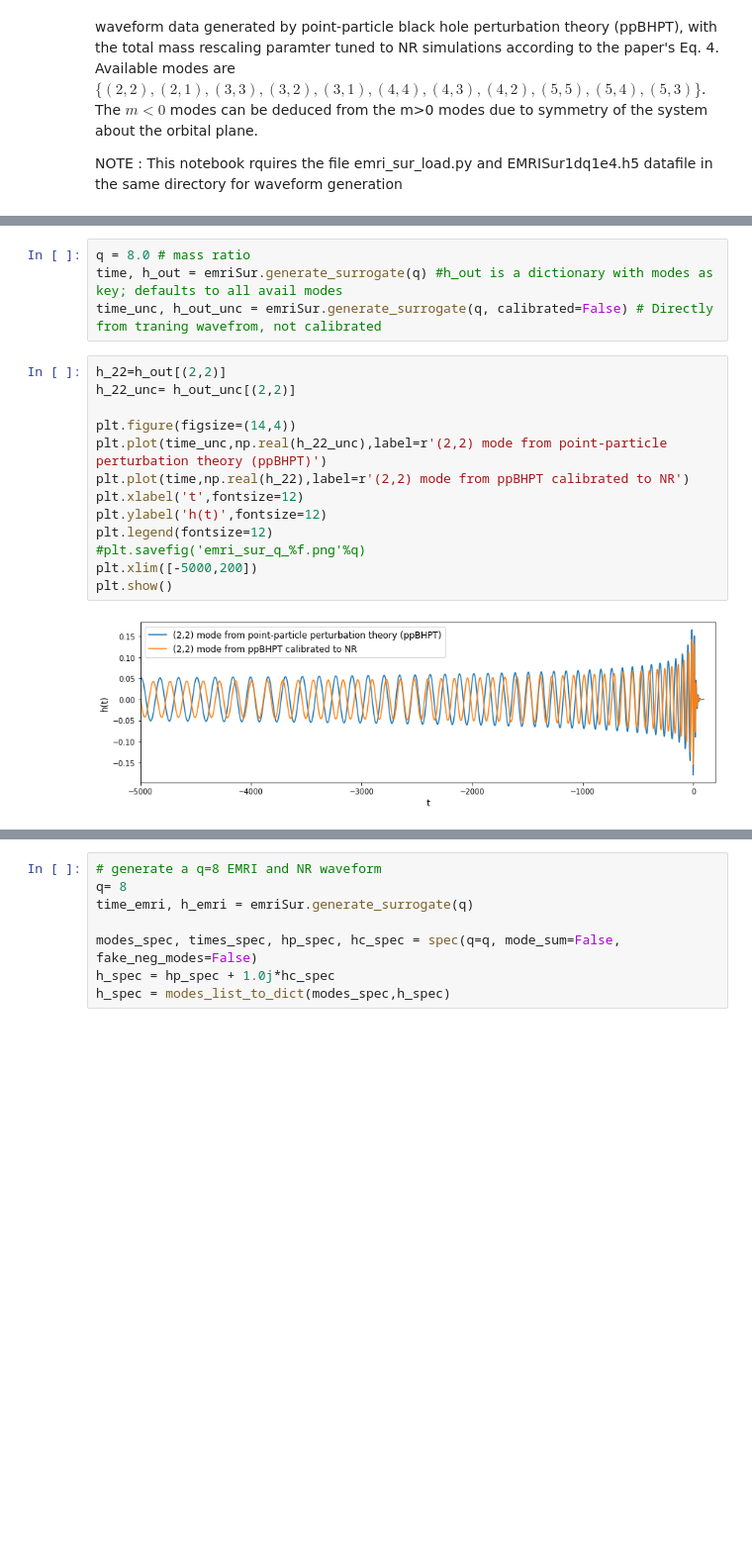
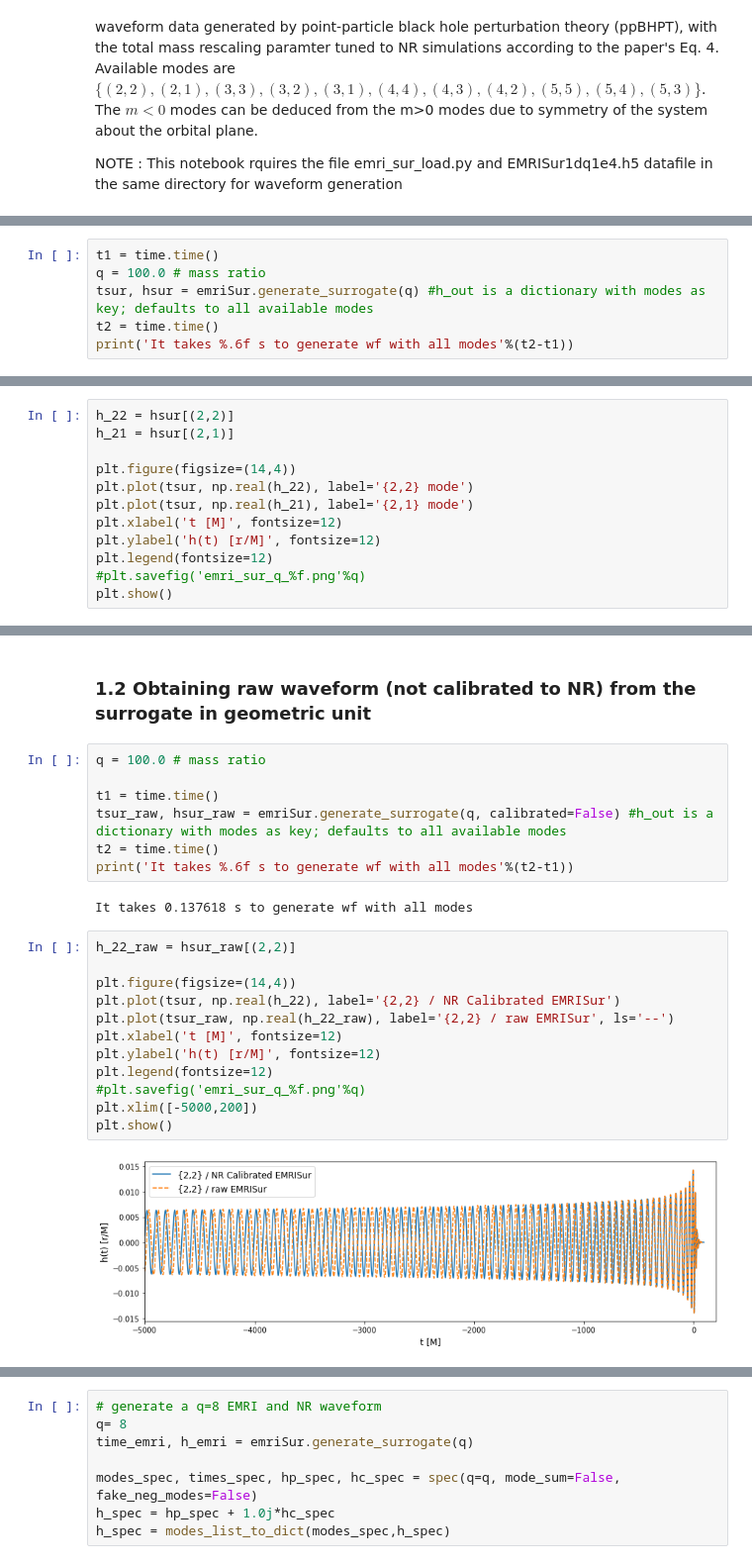
Before and after one commit to BlackHolePerturbationToolkit/EMRISurrogate, a Jupyter notebook: EMRISur1dq1e4.ipynb, the cells around one changed output, grey strips where cells are left out. Shown: that part at 99% size. Cells and saved outputs as stored; diff of their text form; blank space fills up the shorter version.

```diff
--- a/EMRISur1dq1e4.ipynb
+++ b/EMRISur1dq1e4.ipynb
@@ -25,0 +65,6 @@ Both h and t are in geometric units
+# %%
+t1 = time.time()
+q = 100.0 # mass ratio
+tsur, hsur = emriSur.generate_surrogate(q) #h_out is a dictionary with modes as key; defaults to all available modes
+t2 = time.time()
+print('It takes %.6f s to generate wf with all modes'%(t2-t1))
@@ -25,0 +73,12 @@ Both h and t are in geometric units
+# %%
+h_22 = hsur[(2,2)]
+h_21 = hsur[(2,1)]
+
+plt.figure(figsize=(14,4))
+plt.plot(tsur, np.real(h_22), label='{2,2} mode')
+plt.plot(tsur, np.real(h_21), label='{2,1} mode')
+plt.xlabel('t [M]', fontsize=12)
+plt.ylabel('h(t) [r/M]', fontsize=12)
+plt.legend(fontsize=12)
+#plt.savefig('emri_sur_q_%f.png'%q)
+plt.show()
@@ -26,19 +87,25 @@ Both h and t are in geometric units
+# %% [markdown]
+### 1.2 Obtaining raw waveform (not calibrated to NR) from the surrogate in geometric unit
 # %%
-q = 8.0 # mass ratio
-time, h_out = emriSur.generate_surrogate(q) #h_out is a dictionary with modes as key; defaults to all avail modes
-time_unc, h_out_unc = emriSur.generate_surrogate(q, calibrated=False) # Directly from traning wavefrom, not calibrated
+q = 100.0 # mass ratio
+
+t1 = time.time()
+tsur_raw, hsur_raw = emriSur.generate_surrogate(q, calibrated=False) #h_out is a dictionary with modes as key; defaults to all available modes
+t2 = time.time()
+print('It takes %.6f s to generate wf with all modes'%(t2-t1))
+# %% [output]
+It takes 0.137618 s to generate wf with all modes
 # %%
-h_22=h_out[(2,2)]
-h_22_unc= h_out_unc[(2,2)]
+h_22_raw = hsur_raw[(2,2)]
 
 plt.figure(figsize=(14,4))
-plt.plot(time_unc,np.real(h_22_unc),label=r'(2,2) mode from point-particle perturbation theory (ppBHPT)')
-plt.plot(time,np.real(h_22),label=r'(2,2) mode from ppBHPT calibrated to NR')
-plt.xlabel('t',fontsize=12)
-plt.ylabel('h(t)',fontsize=12)
+plt.plot(tsur, np.real(h_22), label='{2,2} / NR Calibrated EMRISur')
+plt.plot(tsur_raw, np.real(h_22_raw), label='{2,2} / raw EMRISur', ls='--')
+plt.xlabel('t [M]', fontsize=12)
+plt.ylabel('h(t) [r/M]', fontsize=12)
 plt.legend(fontsize=12)
 #plt.savefig('emri_sur_q_%f.png'%q)
 plt.xlim([-5000,200])
 plt.show()
 # %% [output]
-[figure, old version]
+[figure, new version]
```
Also changed, not shown: parts of 25 cells of this notebook, 1 other file.
